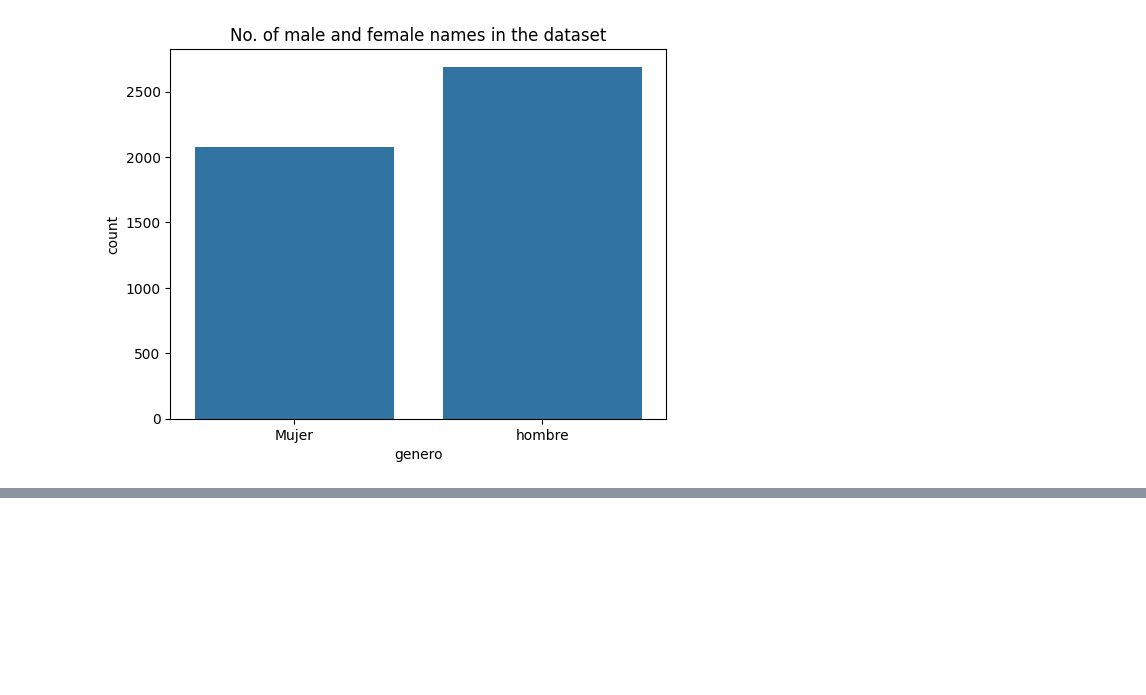
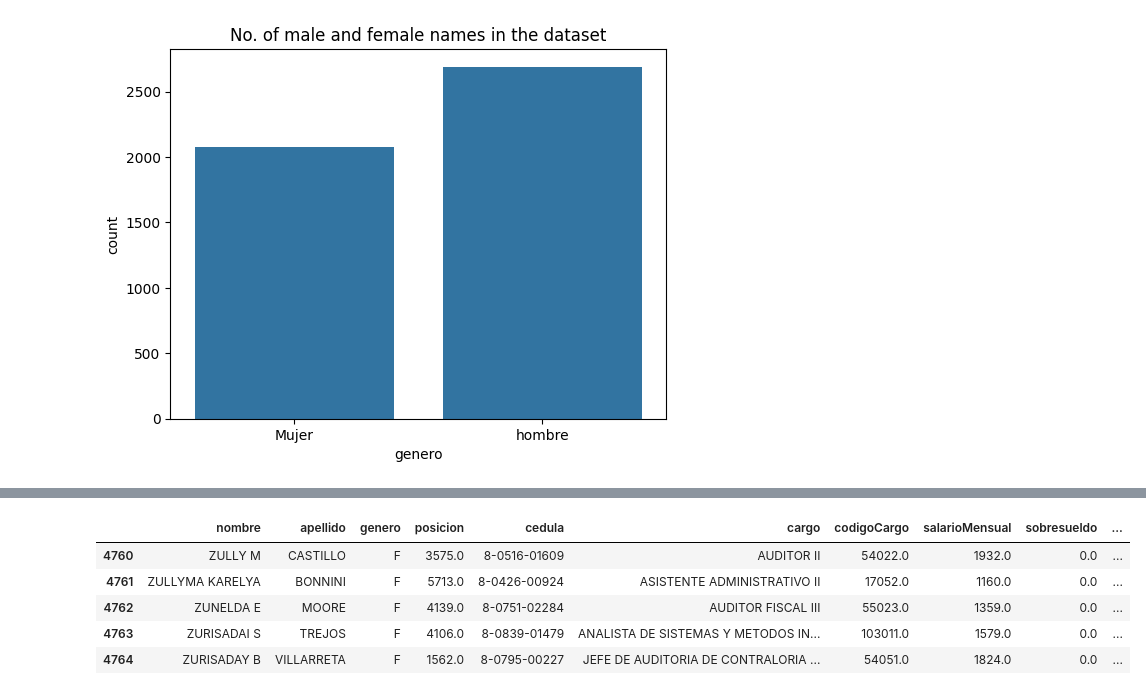
Before and after one commit to danielrawlins21/Data-Scrapping, a Jupyter notebook: Exploration.ipynb, the cells around one changed output, grey strips where cells are left out. Cells and saved outputs as stored; diff of their text form; code cells hidden in the pictures; blank space fills up the shorter version.

```diff
--- a/Exploration.ipynb
+++ b/Exploration.ipynb
@@ -135,0 +149,9 @@ plt.xticks([0,1],('Mujer','hombre'))
+# %%
+dataset.tail()
+# %% [output]
+|  | nombre | apellido | genero | posicion | cedula | cargo | codigoCargo | salarioMensual | sobresueldo | ... |
+| 4760 | ZULLY M | CASTILLO | F | 3575.0 | 8-0516-01609 | AUDITOR II | 54022.0 | 1932.0 | 0.0 | ... |
+| 4761 | ZULLYMA KARELYA | BONNINI | F | 5713.0 | 8-0426-00924 | ASISTENTE ADMINISTRATIVO II | 17052.0 | 1160.0 | 0.0 | ... |
+| 4762 | ZUNELDA E | MOORE | F | 4139.0 | 8-0751-02284 | AUDITOR FISCAL III | 55023.0 | 1359.0 | 0.0 | ... |
+| 4763 | ZURISADAI S | TREJOS | F | 4106.0 | 8-0839-01479 | ANALISTA DE SISTEMAS Y METODOS IN... | 103011.0 | 1579.0 | 0.0 | ... |
+| 4764 | ZURISADAY B | VILLARRETA | F | 1562.0 | 8-0795-00227 | JEFE DE AUDITORIA DE CONTRALORIA ... | 54051.0 | 1824.0 | 0.0 | ... |
```
Also changed, not shown: parts of 9 cells of this notebook.
